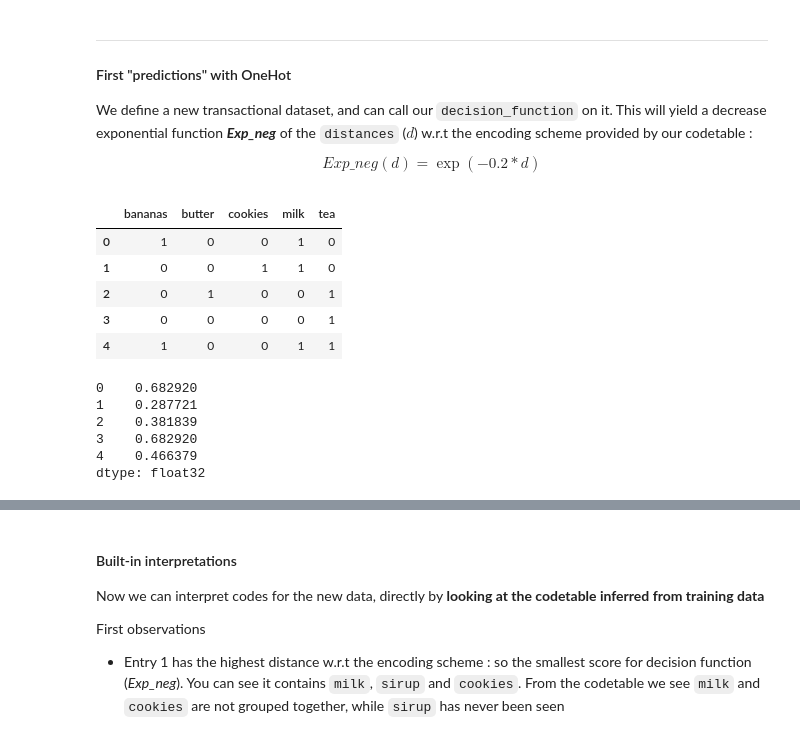
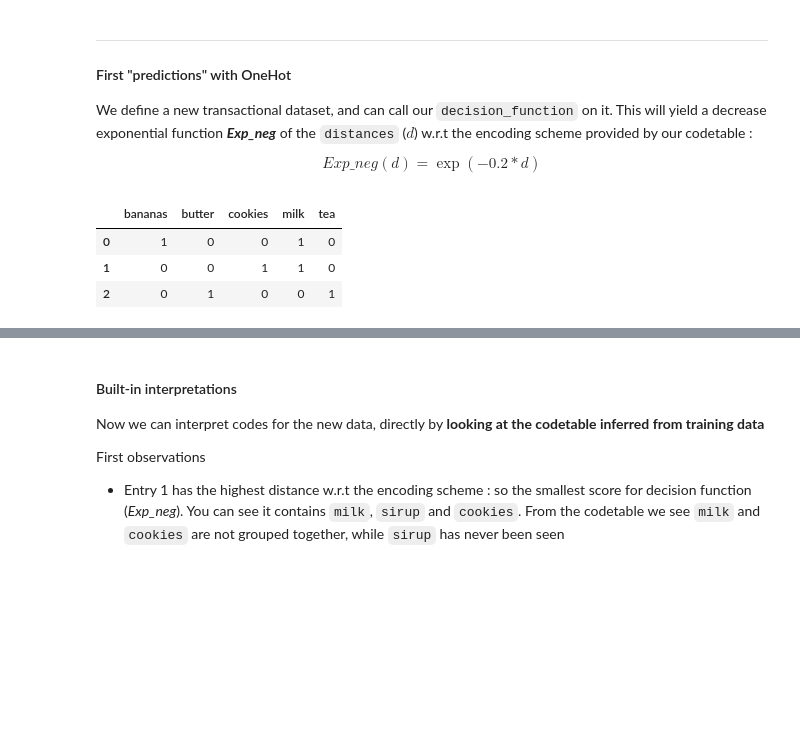
Before and after one commit to scikit-mine/scikit-mine, a Jupyter notebook: docs/tutorials/itemsets/classifier_examples.ipynb, the cells around one changed output, grey strips where cells are left out. Saved outputs shown, nothing was run; the diff lists cells and outputs as text; code cells hidden in the pictures; blank space fills up the shorter version.

```diff
--- a/docs/tutorials/itemsets/classifier_examples.ipynb
+++ b/docs/tutorials/itemsets/classifier_examples.ipynb
@@ -390,27 +355,13 @@ $$
 # %%
 new_transactions = [
    ['bananas', 'milk'],
    ['milk', 'sirup', 'cookies'],
    ['butter', 'tea'],
-   ['tea'],
-   ['milk', 'bananas', 'tea'],
 ]
 new_D = te.transform(new_transactions)
 new_D
 # %% [output]
 |  | bananas | butter | cookies | milk | tea |
 | 0 | 1 | 0 | 0 | 1 | 0 |
 | 1 | 0 | 0 | 1 | 1 | 0 |
 | 2 | 0 | 1 | 0 | 0 | 1 |
-| 3 | 0 | 0 | 0 | 0 | 1 |
-| 4 | 1 | 0 | 0 | 1 | 1 |
-# %%
-codes = slim.decision_function(new_D)
-codes
-# %% [output]
-0    0.682920
-1    0.287721
-2    0.381839
-3    0.682920
-4    0.466379
-dtype: float32
```
Also changed, not shown: parts of 32 cells of this notebook, 2 other files.
